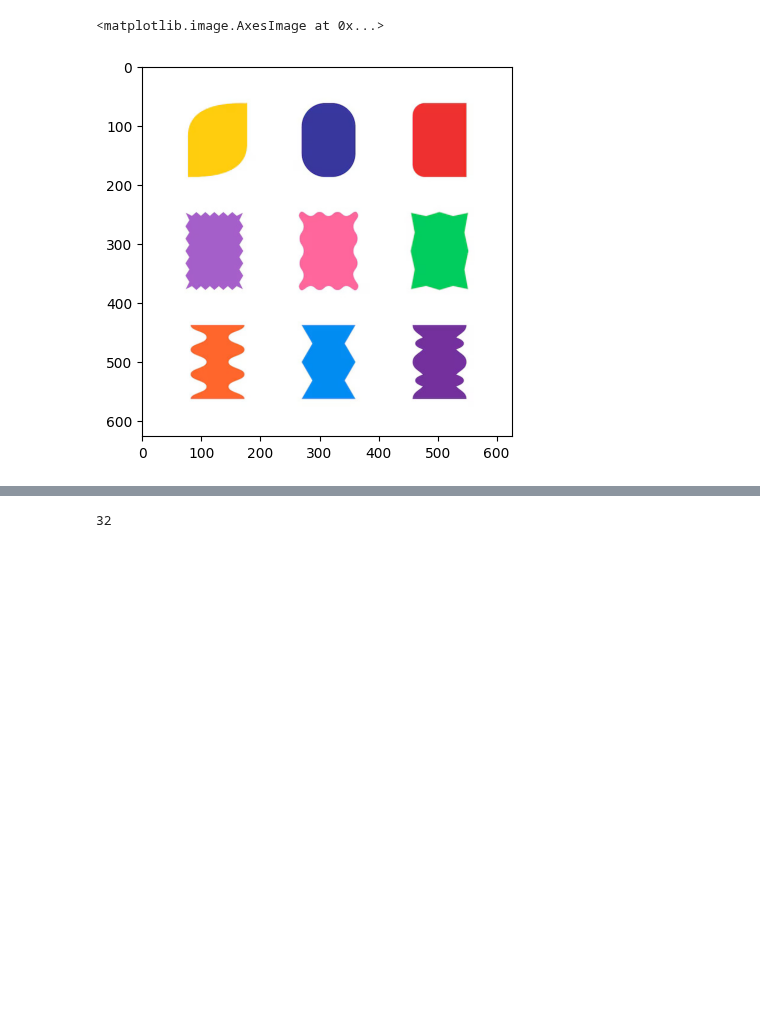
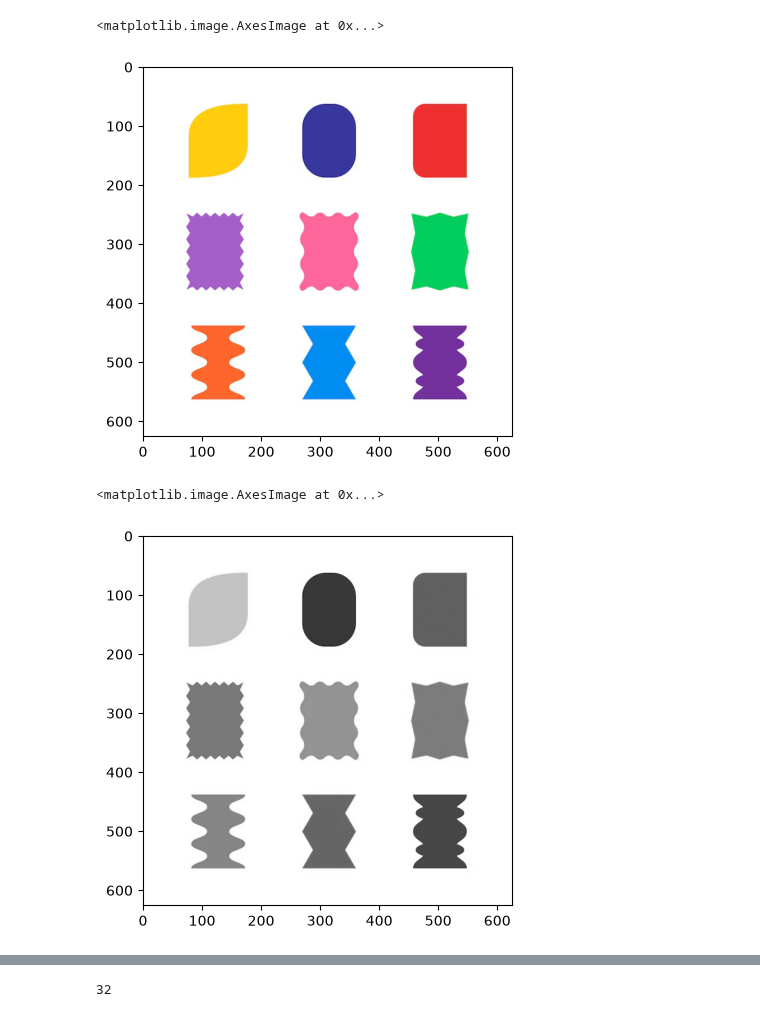
Before and after one commit to htetaunglynn94/Computer-Vision-with-CNN-TensorFlow-and-PyTorch, a Jupyter notebook: 05-OpenCV/16-contour.ipynb, the cells around one changed output, grey strips where cells are left out. Drawn from its saved outputs; the diff is of its cells as text; code cells hidden in the pictures; blank space fills up the shorter version.

```diff
--- a/05-OpenCV/16-contour.ipynb
+++ b/05-OpenCV/16-contour.ipynb
@@ -10,5 +9,10 @@ image_gray = cv2.cvtColor(image, cv2.COLOR_BGR2GRAY)
 # %%
-plt.imshow(image_rgb)
+plt.imshow(img_rgb)
 # %% [output]
 <matplotlib.image.AxesImage at 0x...>
-[figure, old version]
+[figure, new version]
+# %%
+plt.imshow(img_gray, 'gray')
+# %% [output]
+<matplotlib.image.AxesImage at 0x...>
+[figure, added]
```
Also changed, not shown: parts of 19 cells of this notebook.
